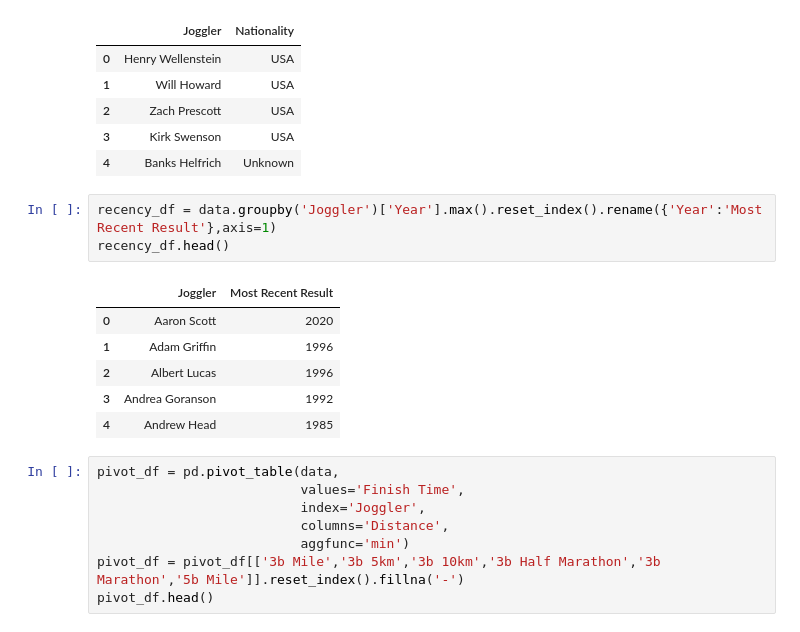
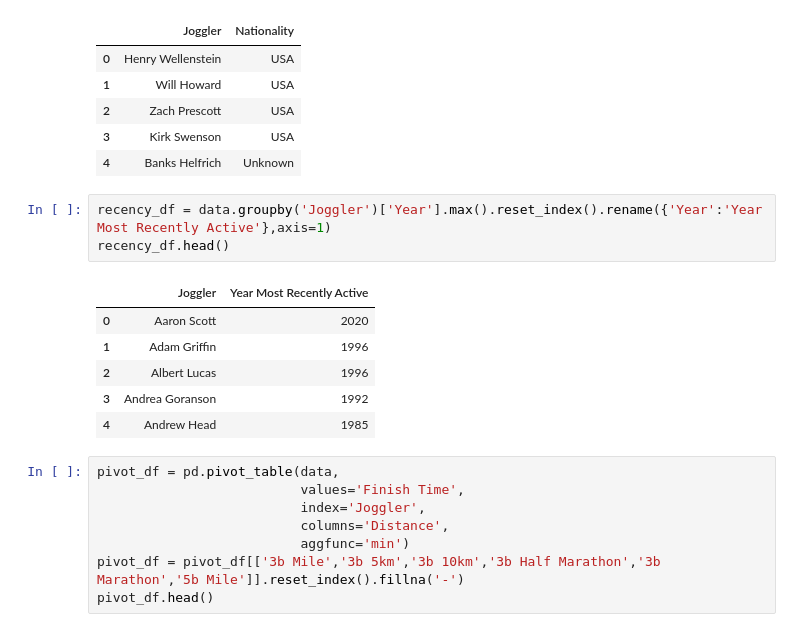
Before and after one commit to joggling-results/results, a Jupyter notebook: Analysis.ipynb, the cells around one changed output. Drawn from its saved outputs; the diff is of its cells as text.

```diff
--- a/Analysis.ipynb
+++ b/Analysis.ipynb
@@ -63,10 +63,10 @@ nationality_df.head()
 | 3 | Kirk Swenson | USA |
 | 4 | Banks Helfrich | Unknown |
 # %%
-recency_df = data.groupby('Joggler')['Year'].max().reset_index().rename({'Year':'Most Recent Result'},axis=1)
+recency_df = data.groupby('Joggler')['Year'].max().reset_index().rename({'Year':'Year Most Recently Active'},axis=1)
 recency_df.head()
 # %% [output]
-|  | Joggler | Most Recent Result |
+|  | Joggler | Year Most Recently Active |
 | 0 | Aaron Scott | 2020 |
 | 1 | Adam Griffin | 1996 |
 | 2 | Albert Lucas | 1996 |
```
Also changed, not shown: parts of 1 cell of this notebook, 1 other file.
